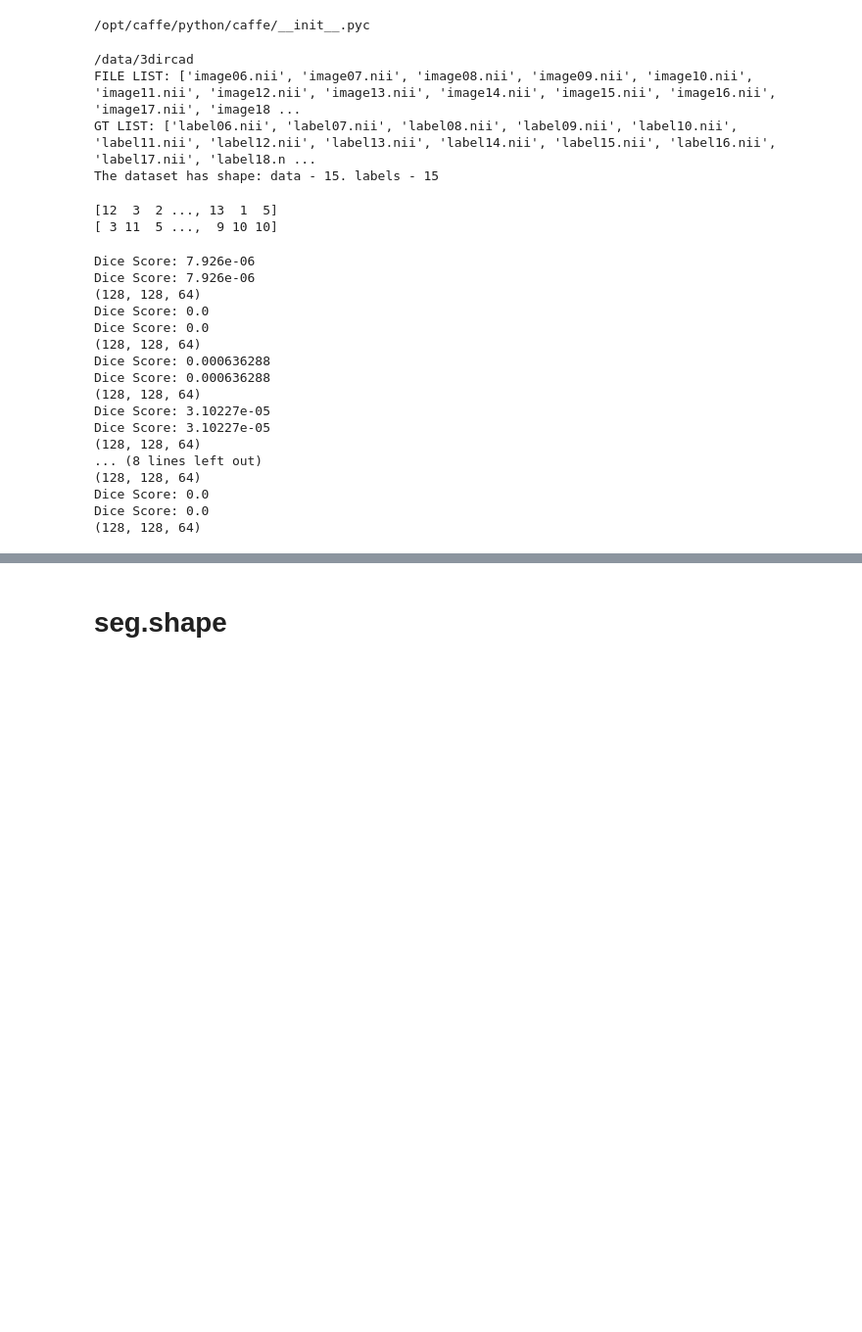
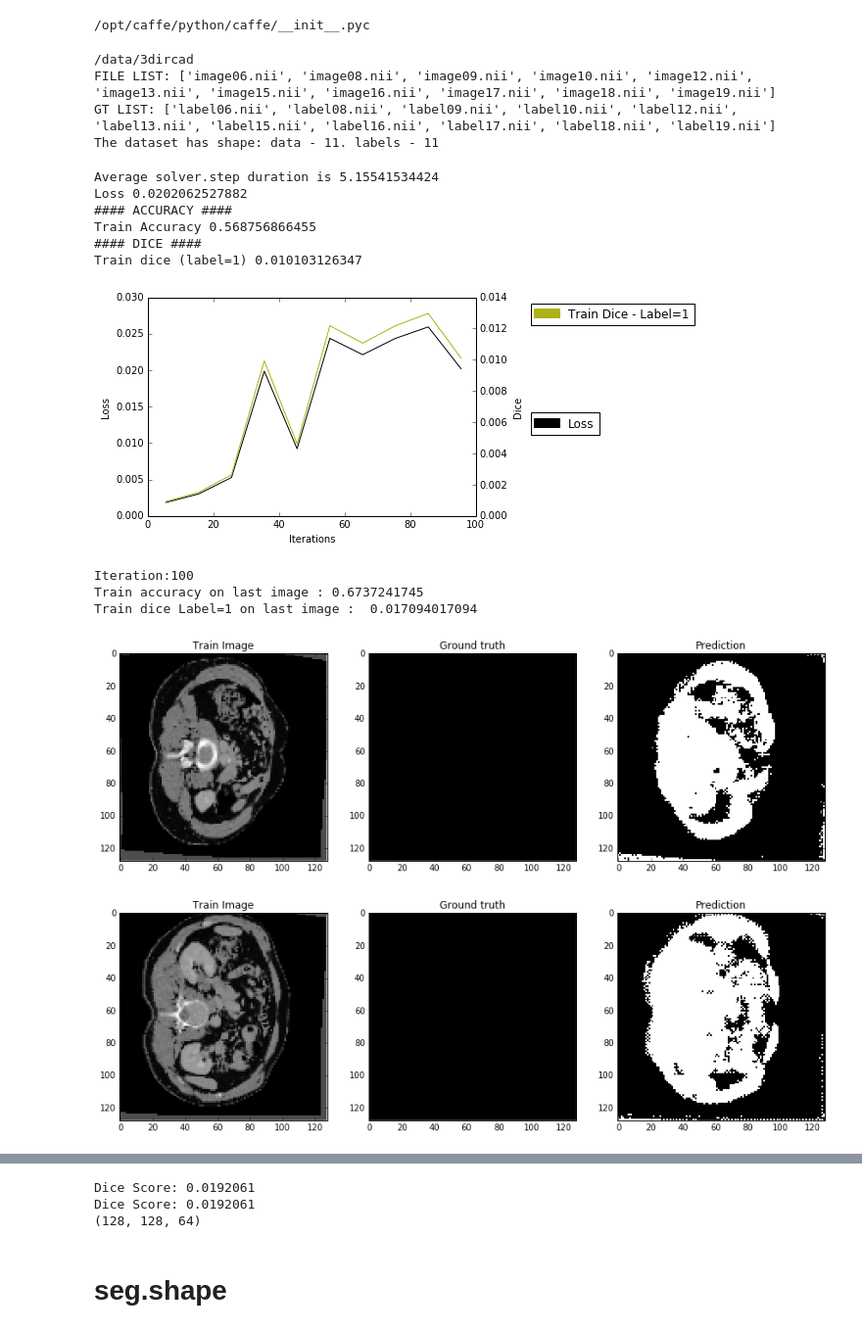
Before and after one commit to PatrickChrist/VNet, a Jupyter notebook: realtime_training.ipynb, the cells around one changed output, grey strips where cells are left out. Shown at 98% size. Saved outputs shown, nothing was run; the diff lists cells and outputs as text; code cells hidden in the pictures; blank space fills up the shorter version.

```diff
--- a/realtime_training.ipynb
+++ b/realtime_training.ipynb
@@ -244,13 +244,13 @@ params['ModelParams']['dirTest']='/data/3dircad/test'
 params['ModelParams']['dirResult']=os.path.join(basePath,'results') #where we need to save the results (relative to the base path)
 params['ModelParams']['dirSnapshots']=os.path.join(basePath,'models/3dircad/') #where to save the models while training
 params['ModelParams']['batchsize'] = 1 #the batchsize
-params['ModelParams']['numIterations'] = 100000 #the number of iterations
+params['ModelParams']['numIterations'] = 10000 #the number of iterations
 params['ModelParams']['baseLR'] = 0.0001 #the learning rate, initial one
-params['ModelParams']['nProc'] = 1 #the number of threads to do data augmentation
+params['ModelParams']['nProc'] = 3 #the number of threads to do data augmentation
 
 
 #params of the DataManager
-params['DataManagerParams']['dstRes'] = np.asarray([4,4,6],dtype=float)
+params['DataManagerParams']['dstRes'] = np.asarray([4,4,3],dtype=float)
 params['DataManagerParams']['VolSize'] = np.asarray([128,128,64],dtype=int)
 params['DataManagerParams']['normDir'] = False #if rotates the volume according to its transformation in the mhd file. Not reccommended.
 
@@ -282,7 +282,7 @@ with open("solver.prototxt", 'w') as f:
     f.write("momentum: 0.99 \n")
     f.write("weight_decay: 0.0005 \n")
     f.write("lr_policy: \"step\" \n")
-    f.write("stepsize: 20000 \n")
+    f.write("stepsize: 5000 \n")
     f.write("gamma: 0.1 \n")
     f.write("display: 1 \n")
     f.write("snapshot: 500 \n")
@@ -311,9 +311,9 @@ for key in numpyImages:
     numpyImages[key]/=std
 # %% [output]
 /data/3dircad
-FILE LIST: ['image06.nii', 'image07.nii', 'image08.nii', 'image09.nii', 'image10.nii', 'image11.nii', 'image12.nii', 'image13.nii', 'image14.nii', 'image15.nii', 'image16.nii', 'image17.nii', 'image18 ...
-GT LIST: ['label06.nii', 'label07.nii', 'label08.nii', 'label09.nii', 'label10.nii', 'label11.nii', 'label12.nii', 'label13.nii', 'label14.nii', 'label15.nii', 'label16.nii', 'label17.nii', 'label18.n ...
-The dataset has shape: data - 15. labels - 15
+FILE LIST: ['image06.nii', 'image08.nii', 'image09.nii', 'image10.nii', 'image12.nii', 'image13.nii', 'image15.nii', 'image16.nii', 'image17.nii', 'image18.nii', 'image19.nii']
+GT LIST: ['label06.nii', 'label08.nii', 'label09.nii', 'label10.nii', 'label12.nii', 'label13.nii', 'label15.nii', 'label16.nii', 'label17.nii', 'label18.nii', 'label19.nii']
+The dataset has shape: data - 11. labels - 11
 # %%
 # Multiprocessing
 def prepareDataThread(dataQueue, numpyImages, numpyGT):
@@ -332,9 +332,6 @@ def prepareDataThread(dataQueue, numpyImages, numpyGT):
         whichDataForMatchingList = np.random.randint(len(keysIMG), size=int(nr_iter_dataAug/params['ModelParams']['nProc']))
 
 
-
-        print whichDataList
-        print whichDataForMatchingList
 
         for whichData,whichDataForMatching in zip(whichDataList,whichDataForMatchingList):
             filename, ext = splitext(keysIMG[whichData])
@@ -375,9 +372,6 @@ for proc in range(0,params['ModelParams']['nProc']):
     dataPreparation[proc] = Process(target=prepareDataThread, args=(dataQueue, numpyImages, numpyGT))
     dataPreparation[proc].daemon = True
     dataPreparation[proc].start()
-# %% [output]
-[12  3  2 ..., 13  1  5]
-[ 3 11  5 ...,  9 10 10]
 # %%
 ## Plotting Config
 # Config and Initialization
@@ -517,48 +511,44 @@ while iter <nr_iter:
         ax1.set_ylabel("Loss")
         ax2.plot(iterations, dices, label="Train Dice - Label=1", color=label1_color_train); plt.hold(True) #dark yellow
         ax1.plot(iterations, losses, label="Loss", color="black"); plt.hold(True)
         leg1 = ax2.legend(loc="upper left", bbox_to_anchor=(1.15,1))
         leg2 = ax1.legend(loc="upper left", bbox_to_anchor=(1.15,0.5))
         # Make legend clearer
         for leghandle in leg1.legendHandles+leg2.legendHandles: leghandle.set_linewidth(10.0)
         plt.show()
 
 
         if enable_label_2:
             fig, ax1=plt.subplots()
             ax2=ax1.twinx()
             ax1.set_xlabel("Iterations")
             ax2.set_ylabel("Dice")
             ax1.set_ylabel("Loss")
             ax2.plot(iterations, dices_2, label="Train Dice - Label=2",color="blue"); plt.hold(True) #purple #BC23C4
             ax1.plot(iterations, losses, label="Loss", color="black"); plt.hold(True)
             leg1 = ax2.legend(loc="upper left", bbox_to_anchor=(1.15,1))
             leg2 = ax1.legend(loc="upper left", bbox_to_anchor=(1.15,0.5))
             # Make legend clearer
             for leghandle in leg1.legendHandles+leg2.legendHandles: leghandle.set_linewidth(10.0)
             plt.show()
 
         print "Iteration:" + str(iter)
         print 'Train accuracy on last image :', np.sum(pred==seg)*1.0/pred.size
         print 'Train dice Label=1 on last image : ', dice(pred,seg,1)
         if enable_label_2:
             print 'Train dice Label=2 on last image : ', dice(pred,seg,2)
-        imshow(img[:,:,slice], seg[:,:,slice], pred[:,:,slice], title=["Train Image", "Ground truth", "Prediction"])
+        for slice in [0,10,20,30,40,50,60]:
+            imshow(img[:,:,slice], seg[:,:,slice], pred[:,:,slice], title=["Train Image", "Ground truth", "Prediction"])
 # %% [output]
-Dice Score: 7.926e-06
-Dice Score: 7.926e-06
-(128, 128, 64)
-Dice Score: 0.0
-Dice Score: 0.0
-(128, 128, 64)
-Dice Score: 0.000636288
-Dice Score: 0.000636288
-(128, 128, 64)
-Dice Score: 3.10227e-05
-Dice Score: 3.10227e-05
-(128, 128, 64)
-... (8 lines left out)
-(128, 128, 64)
-Dice Score: 0.0
-Dice Score: 0.0
-(128, 128, 64)
+Average solver.step duration is 5.15541534424
+Loss 0.0202062527882
+#### ACCURACY ####
+Train Accuracy 0.568756866455
+#### DICE ####
+Train dice (label=1) 0.010103126347
+[figure, added]
+Iteration:100
+Train accuracy on last image : 0.6737241745
+Train dice Label=1 on last image :  0.017094017094
+[figure, added]
+[figure, added]
@@ -565 +560,4 @@ Dice Score: 0.0
+Dice Score: 0.0192061
+Dice Score: 0.0192061
+(128, 128, 64)
 # %%
```
Also changed, not shown: parts of 3 cells of this notebook, 3 other files.
